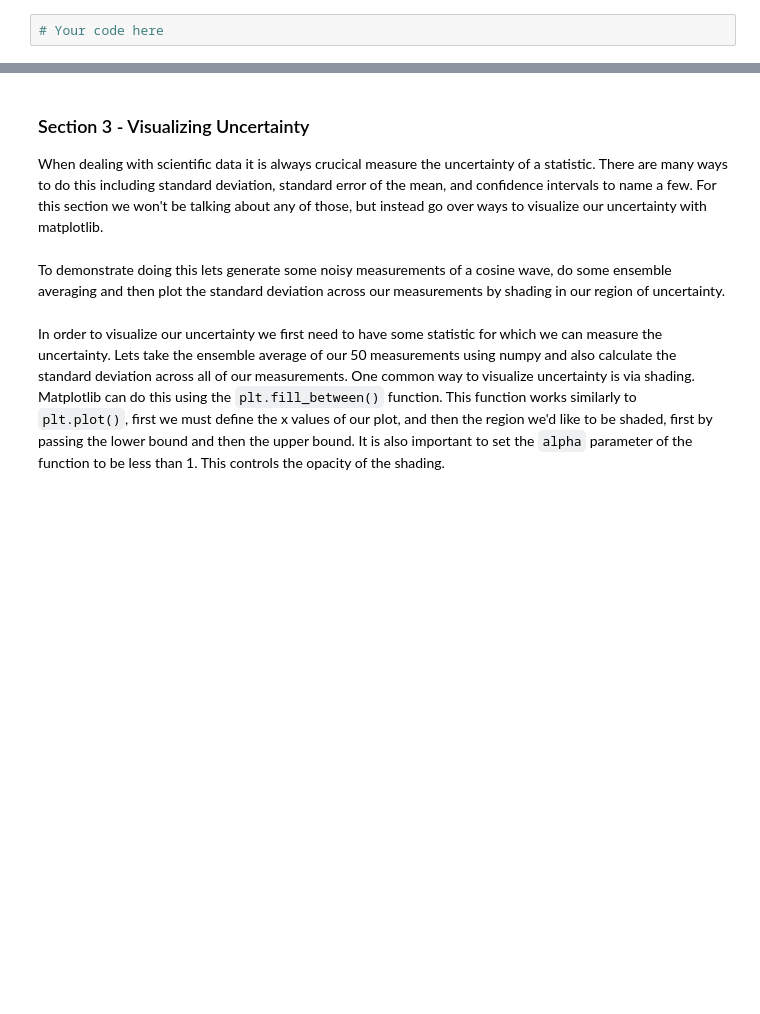
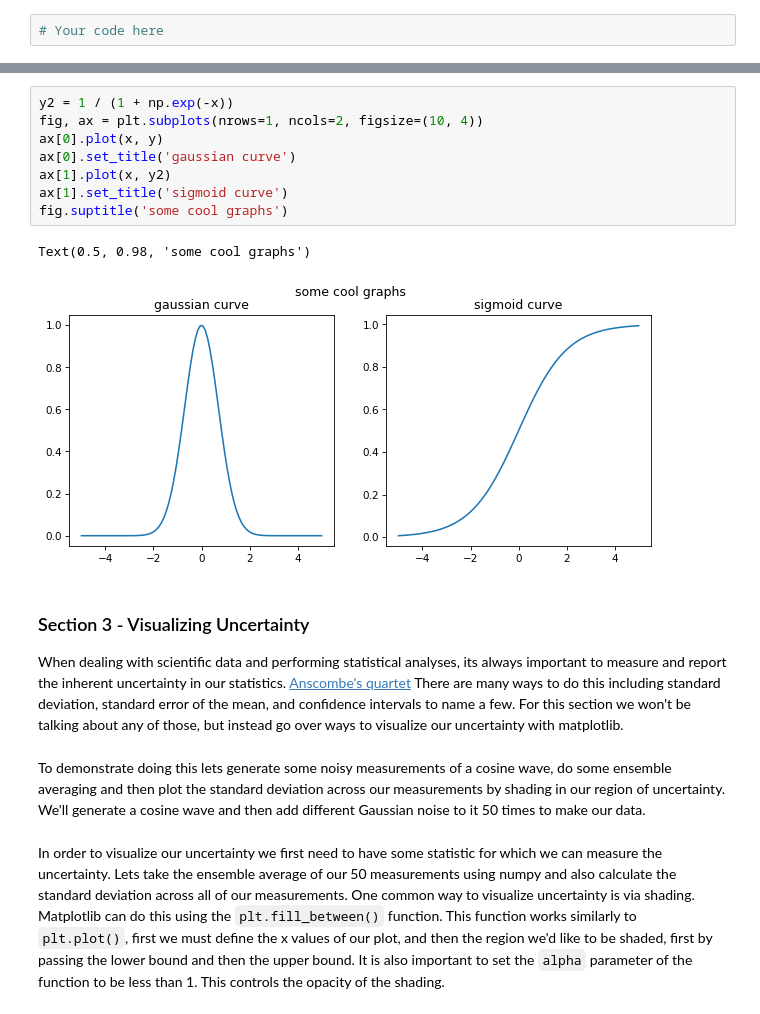
Before and after one commit to jeremyschroeter/Neuro301-Coding-Kit, a Jupyter notebook: Lesson-Notebooks/Python_Matplotlib_Lesson.ipynb, the cells around one changed output, grey strips where cells are left out. Drawn from its saved outputs; the diff is of its cells as text; blank space fills up the shorter version.

```diff
--- a/Lesson-Notebooks/Python_Matplotlib_Lesson.ipynb
+++ b/Lesson-Notebooks/Python_Matplotlib_Lesson.ipynb
@@ -102,9 +116,20 @@ Using the same numpy array as exercise 1.2, plot the rows 1-4 in a 2x2 subplot,
+# %%
+y2 = 1 / (1 + np.exp(-x))
+fig, ax = plt.subplots(nrows=1, ncols=2, figsize=(10, 4))
+ax[0].plot(x, y)
+ax[0].set_title('gaussian curve')
+ax[1].plot(x, y2)
+ax[1].set_title('sigmoid curve')
+fig.suptitle('some cool graphs')
+# %% [output]
+Text(0.5, 0.98, 'some cool graphs')
+[figure, added]
 # %% [markdown]
 <a id='Section3'></a>
 ### Section 3 - Visualizing Uncertainty
-When dealing with scientific data it is always crucical measure the uncertainty of a statistic. There are many ways to do this including standard deviation, standard error of the mean, and confidence intervals to name a few. For this section we won't be talking about any of those, but instead go over ways to visualize our uncertainty with matplotlib.
+When dealing with scientific data and performing statistical analyses, its always important to measure and report the inherent uncertainty in our statistics. [Anscombe's quartet](https://www.wikiwand.com/en/Anscombe%27s_quartet) There are many ways to do this including standard deviation, standard error of the mean, and confidence intervals to name a few. For this section we won't be talking about any of those, but instead go over ways to visualize our uncertainty with matplotlib.
 # %% [markdown]
-To demonstrate doing this lets generate some noisy measurements of a cosine wave, do some ensemble averaging and then plot the standard deviation across our measurements by shading in our region of uncertainty.
+To demonstrate doing this lets generate some noisy measurements of a cosine wave, do some ensemble averaging and then plot the standard deviation across our measurements by shading in our region of uncertainty. We'll generate a cosine wave and then add different Gaussian noise to it 50 times to make our data.
 # %% [markdown]
 In order to visualize our uncertainty we first need to have some statistic for which we can measure the uncertainty. Lets take the ensemble average of our 50 measurements using numpy and also calculate the standard deviation across all of our measurements.
 </br>
```
Also changed, not shown: parts of 3 cells of this notebook, 11 other files.
